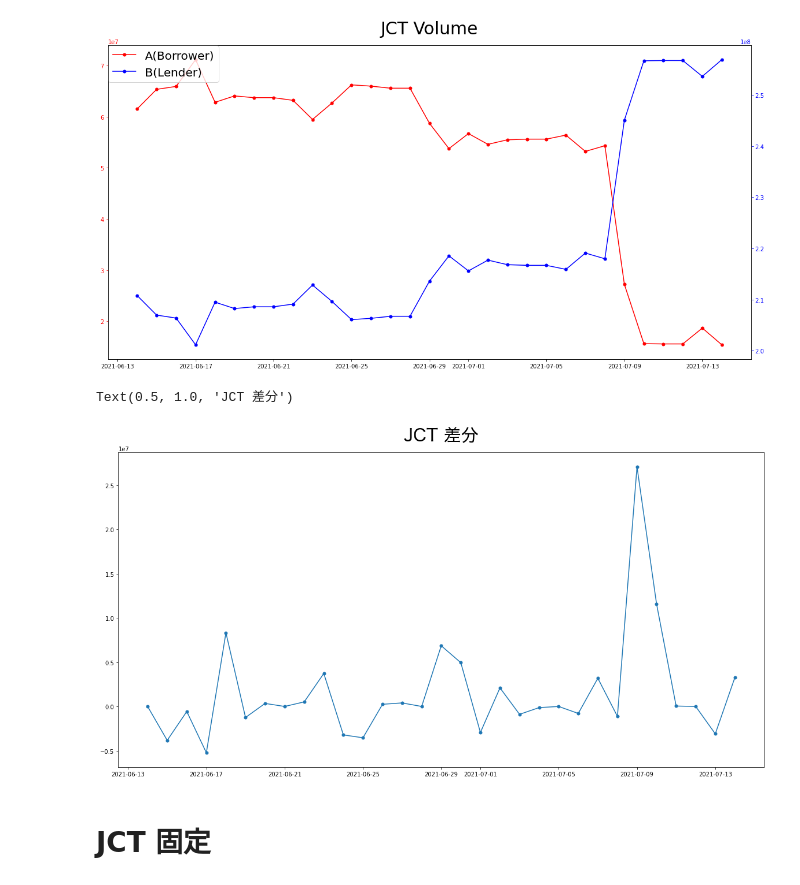
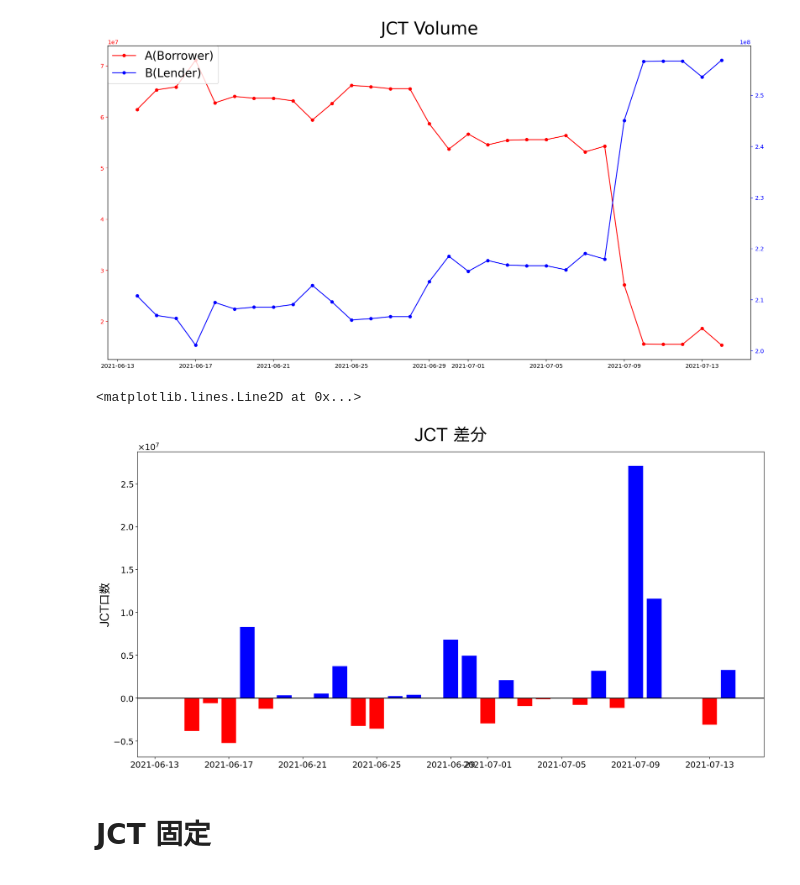
Before and after one commit to maru919/BC-experiment-simulator, a Jupyter notebook: sandbox/simulate_VariableLocalTransaction.ipynb, the cells around one changed output. Cells and saved outputs as stored; diff of their text form; code cells hidden in the pictures.

```diff
--- a/sandbox/simulate_VariableLocalTransaction.ipynb
+++ b/sandbox/simulate_VariableLocalTransaction.ipynb
@@ -143,11 +172,26 @@ ax2.tick_params(axis='y', colors='blue')
 # %% [output]
 [figure]
 # %%
-plt.figure(figsize=(20,10))
-plt.plot(date_list, jct_diff_num_list, marker='o', markersize=5)
-plt.title('JCT 差分', fontsize=30, pad=20, fontname="Hiragino Sans")
+# plt.figure(figsize=(20,10))
+# jct_diff_num_color = ['blue' if diff > 0 else 'red' for diff in jct_diff_num_list]
+
+# plt.bar(date_list, jct_diff_num_list, color=jct_diff_num_color)
+# plt.title('JCT 差分', fontsize=30, pad=20, fontname="Hiragino Sans")
+# plt.ylabel('JCT口数', fontsize=20, fontname='Hiragino Sans')
+# plt.axhline(0, color='black')
+
+fig, ax = plt.subplots(figsize=(20,10))
+jct_diff_num_color = ['blue' if diff > 0 else 'red' for diff in jct_diff_num_list]
+
+ax.bar(date_list, jct_diff_num_list, color=jct_diff_num_color)
+ax.set_title('JCT 差分', fontsize=30, pad=20, fontname="Hiragino Sans")
+ax.set_ylabel('JCT口数', fontsize=20, fontname='Hiragino Sans')
+ax.yaxis.set_major_formatter(ScalarFormatter(useMathText=True))
+ax.tick_params(labelsize=15)
+ax.yaxis.offsetText.set_fontsize(15)
+ax.axhline(0, color='black')
 # %% [output]
-Text(0.5, 1.0, 'JCT 差分')
+<matplotlib.lines.Line2D at 0x...>
-[figure, old version]
+[figure, new version]
 # %% [markdown]
 # JCT 固定
```
Also changed, not shown: parts of 5 cells of this notebook.
